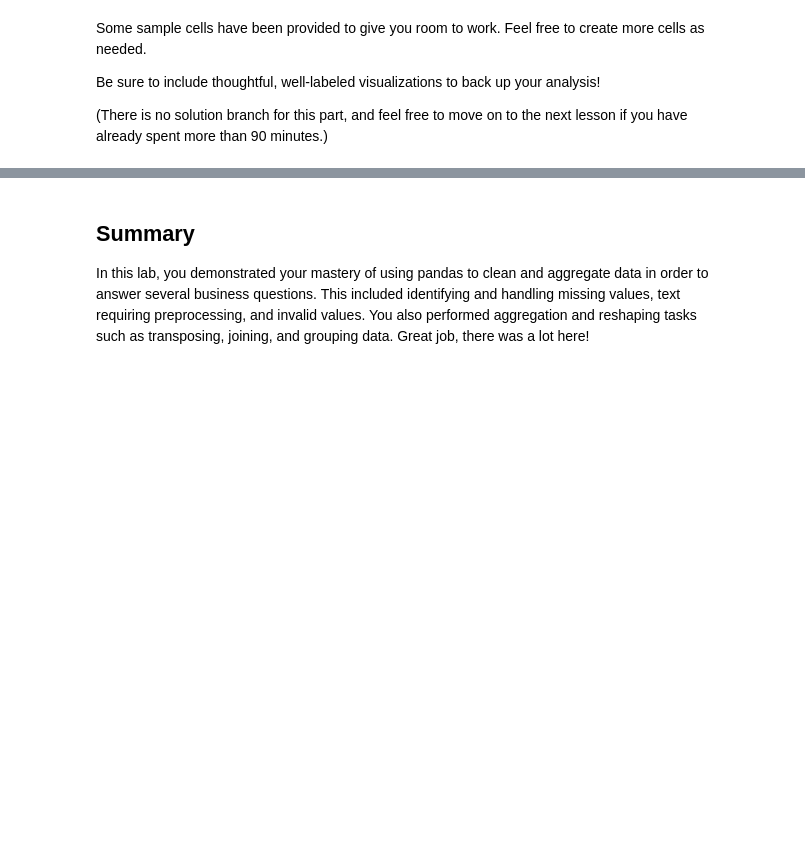
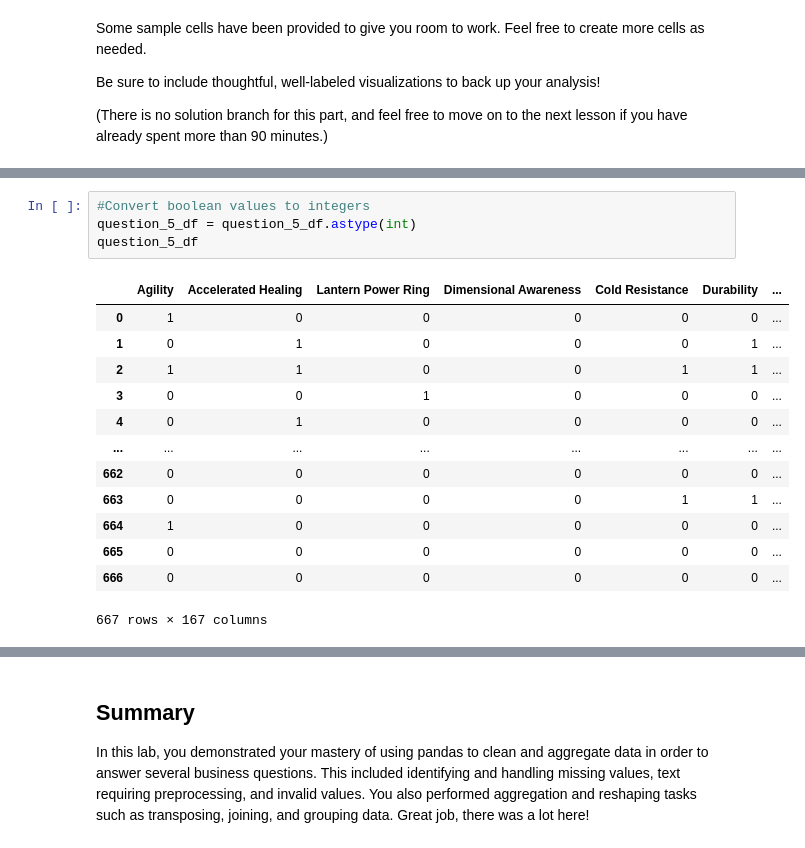
Before and after one commit to jennifernjeri/dsc-pandas-data-cleaning-lab, a Jupyter notebook: index.ipynb, the cells around one changed output, grey strips where cells are left out. Drawn from its saved outputs; the diff is of its cells as text; blank space fills up the shorter version.

```diff
--- a/index.ipynb
+++ b/index.ipynb
@@ -907,0 +944,18 @@ Be sure to include thoughtful, well-labeled visualizations to back up your analy
+# %%
+#Convert boolean values to integers
+question_5_df = question_5_df.astype(int)
+question_5_df
+# %% [output]
+|  | Agility | Accelerated Healing | Lantern Power Ring | Dimensional Awareness | Cold Resistance | Durability | ... |
+| 0 | 1 | 0 | 0 | 0 | 0 | 0 | ... |
+| 1 | 0 | 1 | 0 | 0 | 0 | 1 | ... |
+| 2 | 1 | 1 | 0 | 0 | 1 | 1 | ... |
+| 3 | 0 | 0 | 1 | 0 | 0 | 0 | ... |
+| 4 | 0 | 1 | 0 | 0 | 0 | 0 | ... |
+| ... | ... | ... | ... | ... | ... | ... | ... |
+| 662 | 0 | 0 | 0 | 0 | 0 | 0 | ... |
+| 663 | 0 | 0 | 0 | 0 | 1 | 1 | ... |
+| 664 | 1 | 0 | 0 | 0 | 0 | 0 | ... |
+| 665 | 0 | 0 | 0 | 0 | 0 | 0 | ... |
+| 666 | 0 | 0 | 0 | 0 | 0 | 0 | ... |
+667 rows × 167 columns
```
Also changed, not shown: parts of 13 cells of this notebook.
